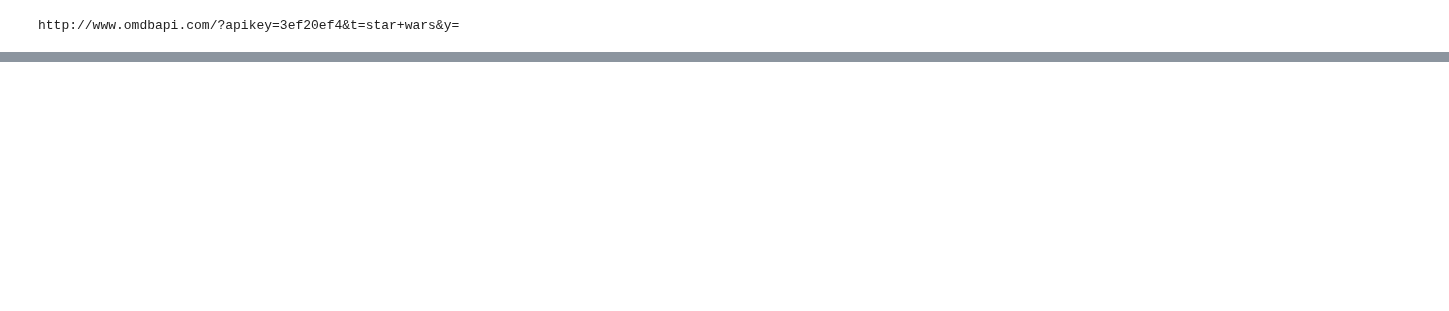
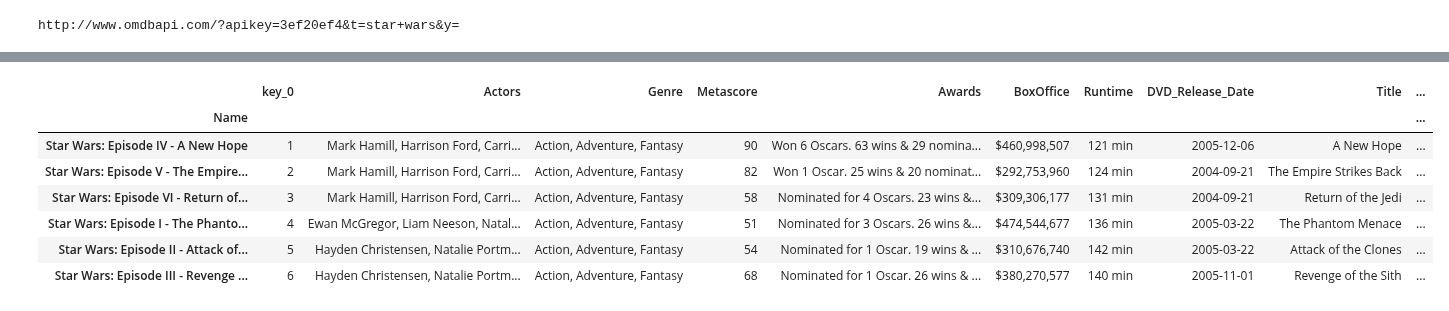
Before and after one commit to cbarraza93/Project_2, a Jupyter notebook: notebook.ipynb, the cells around one changed output, grey strips where cells are left out. Saved outputs shown, nothing was run; the diff lists cells and outputs as text; code cells hidden in the pictures; blank space fills up the shorter version.

```diff
--- a/notebook.ipynb
+++ b/notebook.ipynb
@@ -139,0 +183,4 @@ http://www.omdbapi.com/?apikey=3ef20ef4&t=star+wars&y=
+# %%
+
+films = starwars_films.set_index(index)
+films
@@ -139,0 +195,3 @@ http://www.omdbapi.com/?apikey=3ef20ef4&t=star+wars&y=
+# %%
+merge_df = pd.merge(years, films, on=index)
+merge_df
@@ -139,0 +216,10 @@ http://www.omdbapi.com/?apikey=3ef20ef4&t=star+wars&y=
+# %%
+merge_df.at[0,"Name"]="Star Wars: Episode IV - A New Hope"
+# %%
+merge_df.at[0,"DVD_Release_Date"]="2005-12-06"
+merge_df.at[1,"DVD_Release_Date"]="2004-09-21"
+merge_df.at[2,"DVD_Release_Date"]="2004-09-21"
+merge_df.at[3,"DVD_Release_Date"]="2005-03-22"
+merge_df.at[4,"DVD_Release_Date"]="2005-03-22"
+merge_df.at[5,"DVD_Release_Date"]="2005-11-01"
+merge_df
@@ -139,0 +234,12 @@ http://www.omdbapi.com/?apikey=3ef20ef4&t=star+wars&y=
+# %%
+final = merge_df.set_index("Name")
+final
+# %% [output]
+|  | key_0 | Actors | Genre | Metascore | Awards | BoxOffice | Runtime | DVD_Release_Date | Title | ... |
+| Name |  |  |  |  |  |  |  |  |  | ... |
+| Star Wars: Episode IV - A New Hope | 1 | Mark Hamill, Harrison Ford, Carri... | Action, Adventure, Fantasy | 90 | Won 6 Oscars. 63 wins & 29 nomina... | $460,998,507 | 121 min | 2005-12-06 | A New Hope | ... |
+| Star Wars: Episode V - The Empire... | 2 | Mark Hamill, Harrison Ford, Carri... | Action, Adventure, Fantasy | 82 | Won 1 Oscar. 25 wins & 20 nominat... | $292,753,960 | 124 min | 2004-09-21 | The Empire Strikes Back | ... |
+| Star Wars: Episode VI - Return of... | 3 | Mark Hamill, Harrison Ford, Carri... | Action, Adventure, Fantasy | 58 | Nominated for 4 Oscars. 23 wins &... | $309,306,177 | 131 min | 2004-09-21 | Return of the Jedi | ... |
+| Star Wars: Episode I - The Phanto... | 4 | Ewan McGregor, Liam Neeson, Natal... | Action, Adventure, Fantasy | 51 | Nominated for 3 Oscars. 26 wins &... | $474,544,677 | 136 min | 2005-03-22 | The Phantom Menace | ... |
+| Star Wars: Episode II - Attack of... | 5 | Hayden Christensen, Natalie Portm... | Action, Adventure, Fantasy | 54 | Nominated for 1 Oscar. 19 wins & ... | $310,676,740 | 142 min | 2005-03-22 | Attack of the Clones | ... |
+| Star Wars: Episode III - Revenge ... | 6 | Hayden Christensen, Natalie Portm... | Action, Adventure, Fantasy | 68 | Nominated for 1 Oscar. 26 wins & ... | $380,270,577 | 140 min | 2005-11-01 | Revenge of the Sith | ... |
```
Also changed, not shown: parts of 14 cells of this notebook.
